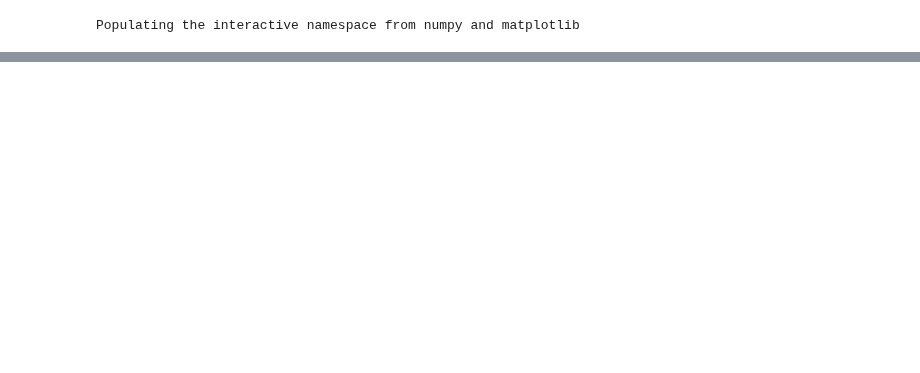
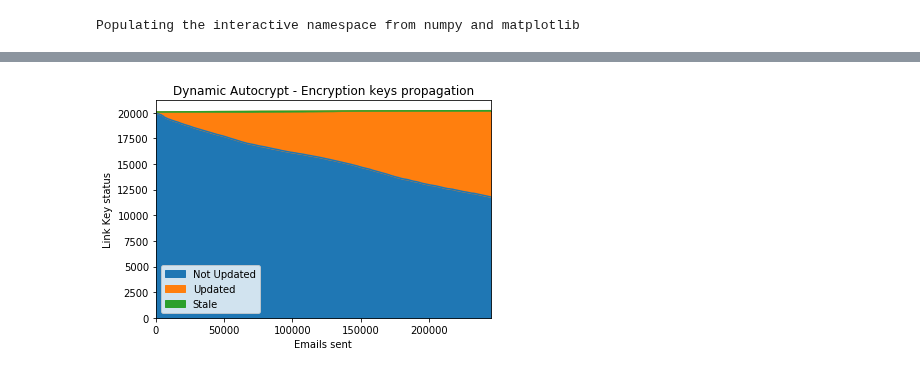
Before and after one commit to claimchain/claimchain-core, a Jupyter notebook: simulations/replay_log.ipynb, the cells around one changed output, grey strips where cells are left out. Saved outputs shown, nothing was run; the diff lists cells and outputs as text; code cells hidden in the pictures; blank space fills up the shorter version.

```diff
--- a/simulations/replay_log.ipynb
+++ b/simulations/replay_log.ipynb
@@ -386,13 +378,14 @@ KeyboardInterrupt:
 '''
 print("Simulating the dynamic view scenario of Autocrypt:")
 
-userset, _, key_dict = prep_static_view(social_graph)
+userset, local_dict, public_dict, claim_buffer = prep_static_view(social_graph)
 
-enc_emails = 0
-total_sent_emails = 0
+sent_userset_emails = 0
+enc_userset_emails = 0
 
 cnt = 0
-df = pd.DataFrame(columns=('Not Updated', 'Updated', 'Stale'))
+kp = pd.DataFrame(columns=('Not Updated', 'Updated', 'Stale'))
+hp = pd.DataFrame(columns=('Not Updated', 'Updated', 'Stale'))
 
 cnt_sent_from = {}
 
@@ -401,63 +394,50 @@ for index, email in enumerate(log):
 
     if email.From not in cnt_sent_from:
         cnt_sent_from[email.From] = 0
-
     cnt_sent_from[email.From] += 1
 
     if cnt_sent_from[email.From] % 50 == 0:
-        key_dict[(email.From, email.From)] += 1
+        local_dict[(email.From, email.From)][0] += 1
+        claim_buffer[email.From][email.From] = local_dict[(email.From, email.From)]
+        claim_buffer, local_dict, public_dict = append_block_policy(claim_buffer, email.From, local_dict, public_dict, force=True)
 
-    # Count how many emails were sent by users in the userset,
-    # and how many of those were encrypted
-    if email.From in userset:
-        total_sent_emails += 1
-        enc_emails += 1
+    e_status, sent_userset_emails, enc_userset_emails = update_enc_email_status_cnt(email.From, userset, recipients, local_dict, sent_userset_emails, enc_userset_emails)
+    email_status["dyn_autocrypt"].append(e_status)
 
-        for recipient in recipients:
-            try:
-                # If sender does not know of a recipient's enc key, the email is
-                # sent in clear text
-                if key_dict[(email.From, recipient)] == 0:
-                    raise
-            except:
-                enc_emails -= 1
-                break
+    claim_buffer, local_dict, public_dict = append_block_policy(claim_buffer, email.From, local_dict, public_dict)
 
-    email_status["dyn_autocrypt"].append(enc_status["encrypted"])
+    # For all recipients, update their local dict entry for the sender
     for recipient in recipients:
-        try:
-            # If sender does not know of a recipient's head, the email is
-            # sent in clear text
-            if key_dict[(email.From, recipient)] == 0:
-                raise
-        except:
-            email_status["dyn_autocrypt"][index] = enc_status["plaintext"]
-            break
-        if key_dict[(email.From, recipient)] < key_dict[(recipient, recipient)]:
-            email_status["dyn_autocrypt"][index] = enc_status["stale"]
-            break
-
-    # For all recipients, update their dict entry for the sender
-    for recipient in recipients:
-        if email.From in userset:
-            latest_head = key_dict[email.From, email.From]
-        else:
-            latest_head = 1
-        key_dict[(recipient, email.From)] = latest_head
+        if recipient not in claim_buffer:
+            continue
+        if ( (recipient, email.From) not in local_dict or
+             local_dict[(recipient, email.From)][0] < public_dict[email.From, email.From][0]):
+            local_dict[(recipient, email.From)] = public_dict[email.From, email.From]
+            claim_buffer[recipient][email.From] = public_dict[email.From, email.From]
 
     if cnt % 100 == 0:
-        updated, stale, not_updated = eval_propagation(key_dict, social_graph, userset)
-        df.loc[cnt] = [not_updated, updated, stale]
+        updated, stale, not_updated = eval_propagation(local_dict, 1, social_graph, userset)
+        kp.loc[cnt] = [not_updated, updated, stale]
+        updated, stale, not_updated = eval_propagation(local_dict, 0, social_graph, userset)
+        hp.loc[cnt] = [not_updated, updated, stale]
 
     cnt += 1
 
-updated, stale, not_updated = eval_head_propagation(key_dict, social_graph, userset)
-print("Userset users know of %s updates of their friends, %s entries were stale, and %s entries were not updated."
-      % (updated, stale, not_updated))
-print("%s out of the %s emails sent by users in the userset were encrypted." % (enc_emails, total_sent_emails))
 
-df.plot.area();
+updated, stale, not_updated = eval_propagation(local_dict, 1, social_graph, userset)
+print("Userset users know of %s updates of their friends, while %s entries were not updated."
+      % (updated + stale, not_updated))
+print("%s out of the %s emails sent by users in the userset were encrypted." % (enc_userset_emails, sent_userset_emails))
+
+kp.plot.area();
 plt.title("Dynamic Autocrypt - Encryption keys propagation")
 plt.xlabel("Emails sent")
-plt.ylabel("Link status")
+plt.ylabel("Link Key status")
+
+hp.plot.area();
+plt.title("Dynamic Autocrypt - Head propagation")
+plt.xlabel("Emails sent")
+plt.ylabel("Link Head status")
+
 plt.show()
+# %% [output]
@@ -463,0 +447 @@ plt.show()
+[figure, added]
```
Also changed, not shown: parts of 8 cells of this notebook.
